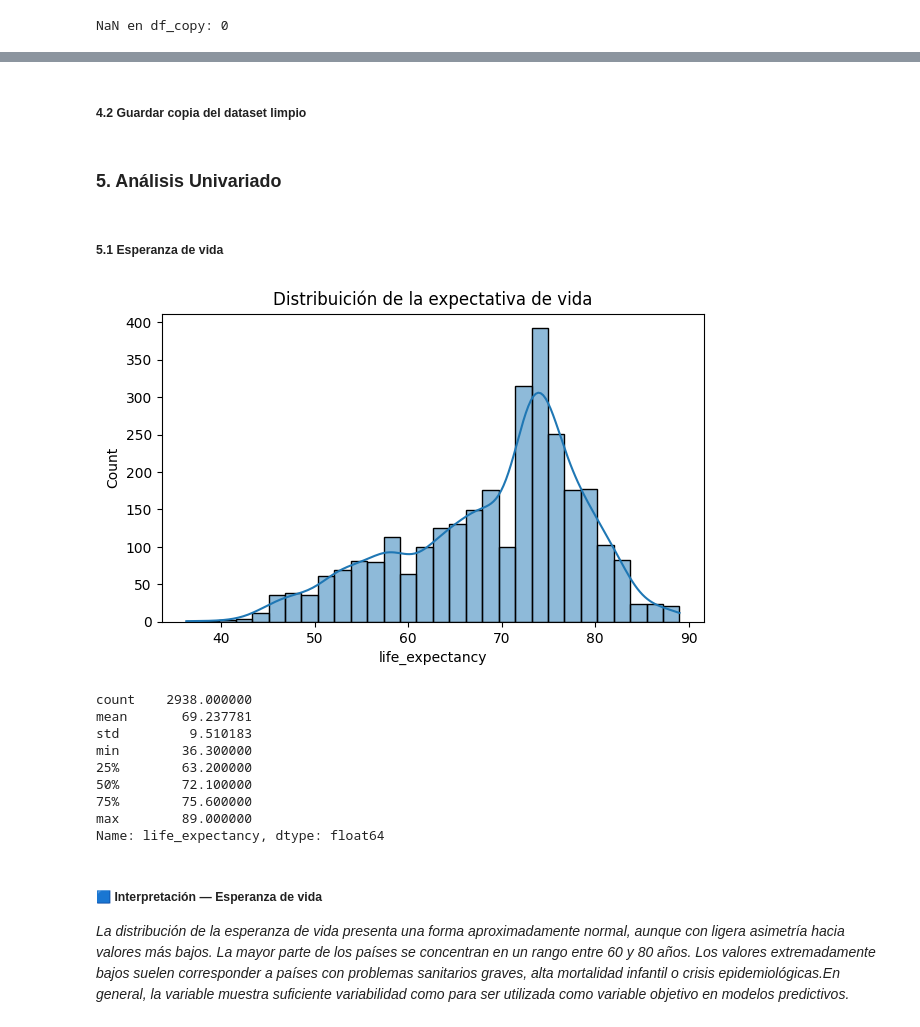
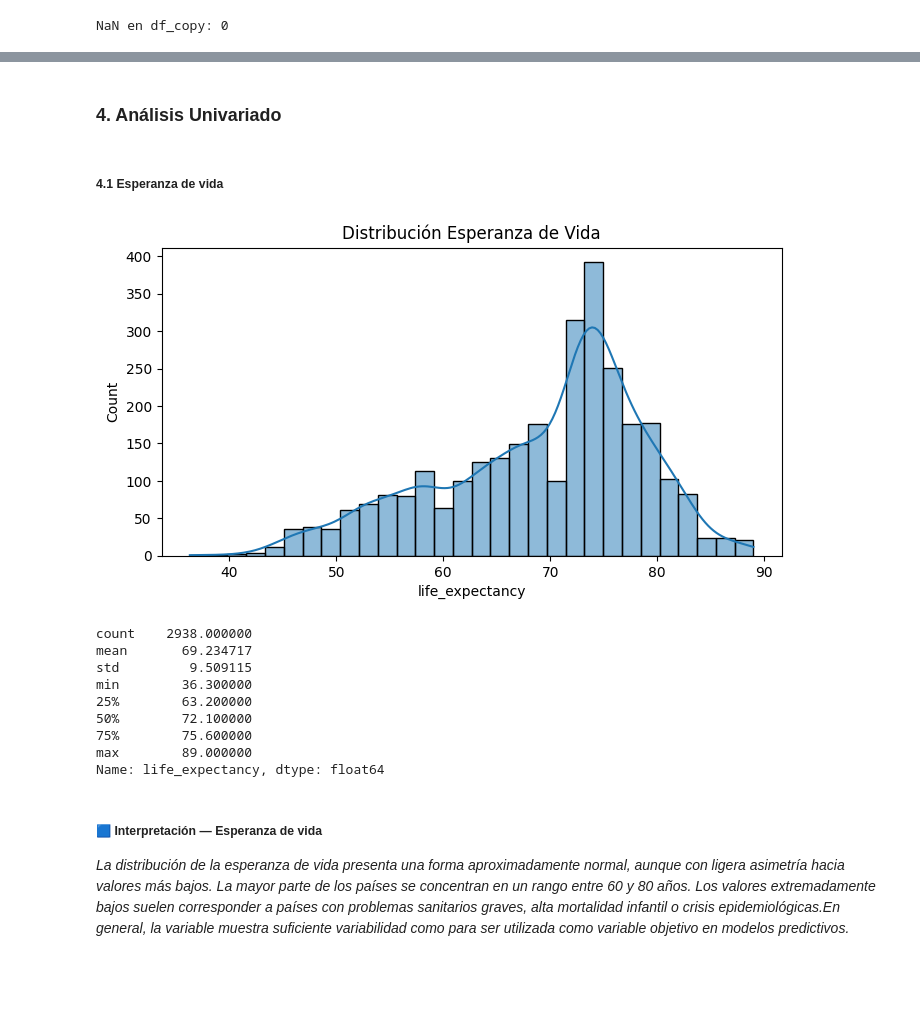
Before and after one commit to Bootcamp-IA-P6/Proyecto5_equipo4_regresion, a Jupyter notebook: notebooks/partially/02_eda_iris.ipynb, the cells around one changed output, grey strips where cells are left out. Drawn from its saved outputs; the diff is of its cells as text; code cells hidden in the pictures; blank space fills up the shorter version.

```diff
--- a/notebooks/partially/02_eda_iris.ipynb
+++ b/notebooks/partially/02_eda_iris.ipynb
@@ -142,7 +142,9 @@ print("NaN en df_copy:", df_copy.isna().sum().sum())
 NaN en df_copy: 0
 # %%
 # En las variables categoricas substituir pela moda
-cat_cols = df_copy.select_dtypes(include="object").columns
+cat_cols = df_copy.select_dtypes(include="str").columns
 
+# Imputación con moda para categoricas
 for col in cat_cols:
-    df_copy[col] = df_copy[col].fillna(df_copy[col].mode()[0])  # mode()[0] devuelve la categoría más frecuente
+    if col in df_copy.columns:
+        df_copy[col] = df_copy[col].fillna(df_copy[col].mode()[0]) # mode()[0] devuelve la categoría más frecuente
@@ -154,28 +150,0 @@ See https://pandas.pydata.org/docs/user_guide/migration-3-strings.html#string-mi
-# %%
-# Definir mapeo de categorías
-status_map = {
-    "developing": 0,
-    "developed": 1
-}
-
-# Crear una nueva columna limpia para regresión
-df_copy["status_num"] = (
-    df_copy["status"]                  # Tomar la columna original
-    .str.strip()                       # Eliminar espacios extra
-    .str.lower()                       # Convertir a minúsculas
-    .map(status_map)                    # Mapear a 0/1
-)
-
-# Manejar valores no reconocidos o NaN
-if df_copy["status_num"].isna().sum() > 0:
-    print("Hay valores no reconocidos en 'status'. Se reemplazarán por 0 (developing).")
-    df_copy["status_num"] = df_copy["status_num"].fillna(0)
-
-# Convertir el tipo de dato: int o float
-# df_copy["status_num"] = df_copy["status_num"].astype(int)   # Para int si necesario
-df_copy["status_num"] = df_copy["status_num"].astype(float)  # Para float
-
-# Verificar
-print(df_copy[["status", "status_num"]].head(10))
-print("dtype de status_num:", df_copy["status_num"].dtype)
-print("Valores únicos en status_num:", df_copy["status_num"].unique())
@@ -214,2 +150,0 @@ features_scaled = scaler.fit_transform(X)
-# %% [markdown]
-##### 4.2 Guardar copia del dataset limpio
@@ -219,19 +151,19 @@ df_copy.to_csv("../../data/processed/life_expect_clean.csv", index=False)
 # %% [markdown]
-### **5. Análisis Univariado**
+### **4. Análisis Univariado**
 # %% [markdown]
-##### 5.1 Esperanza de vida
+##### 4.1 Esperanza de vida
 # %%
-plt.figure(figsize=(7,4))
-sns.histplot(df_copy["life_expectancy"].dropna(), bins=30, kde=True)
-plt.title("Distribuición de la expectativa de vida")
+# Distribución del target
+plt.figure(figsize=(8,4))
+sns.histplot(df_copy["life_expectancy"], bins=30, kde=True)
+plt.title("Distribución Esperanza de Vida")
 plt.show()
-
 print(df_copy["life_expectancy"].describe())
 # %% [output]
-[figure, old version]
+[figure, new version]
 count    2938.000000
-mean       69.237781
-std         9.510183
+mean       69.234717
+std         9.509115
 min        36.300000
 25%        63.200000
 50%        72.100000
```
Also changed, not shown: parts of 42 cells of this notebook.
